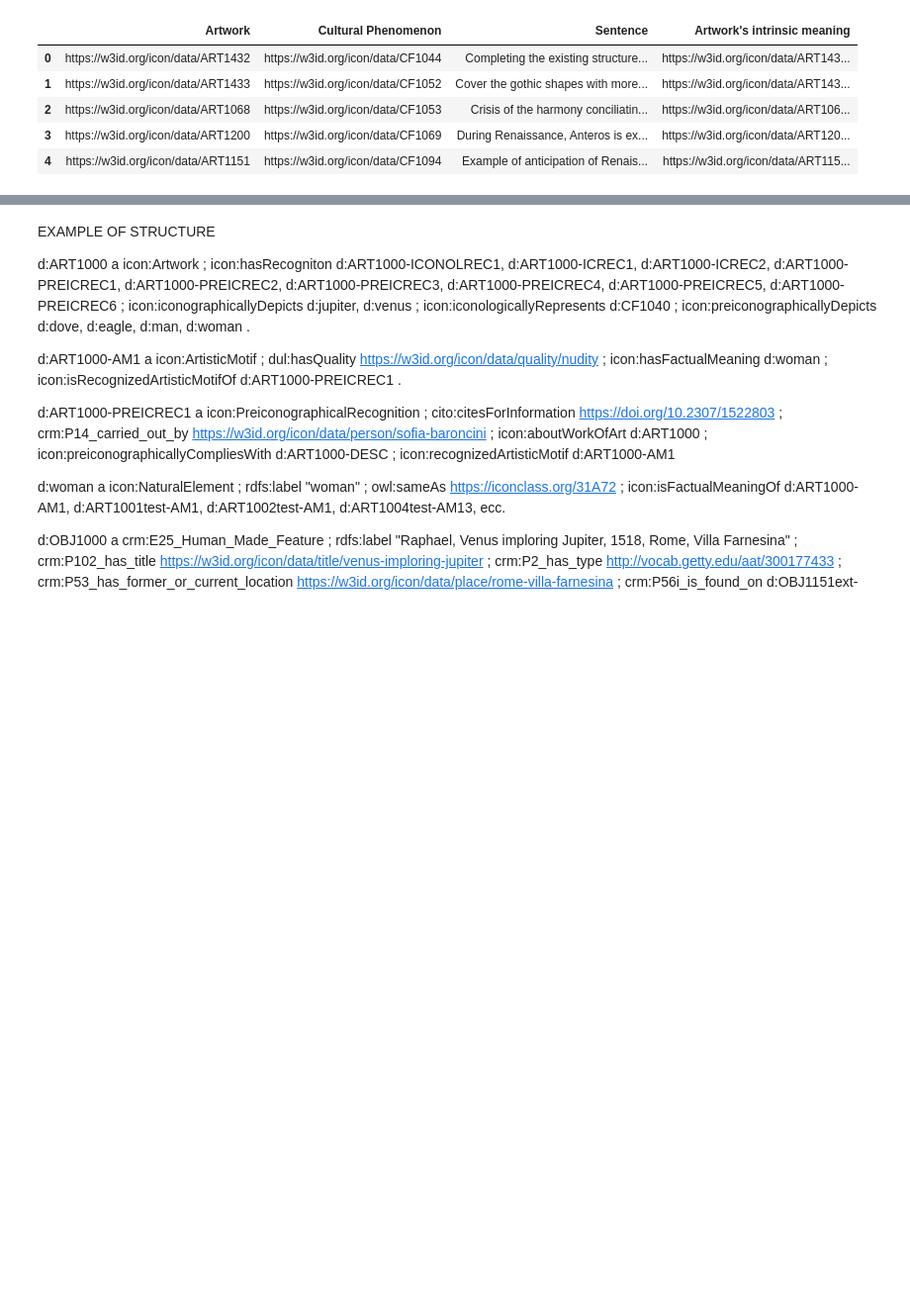
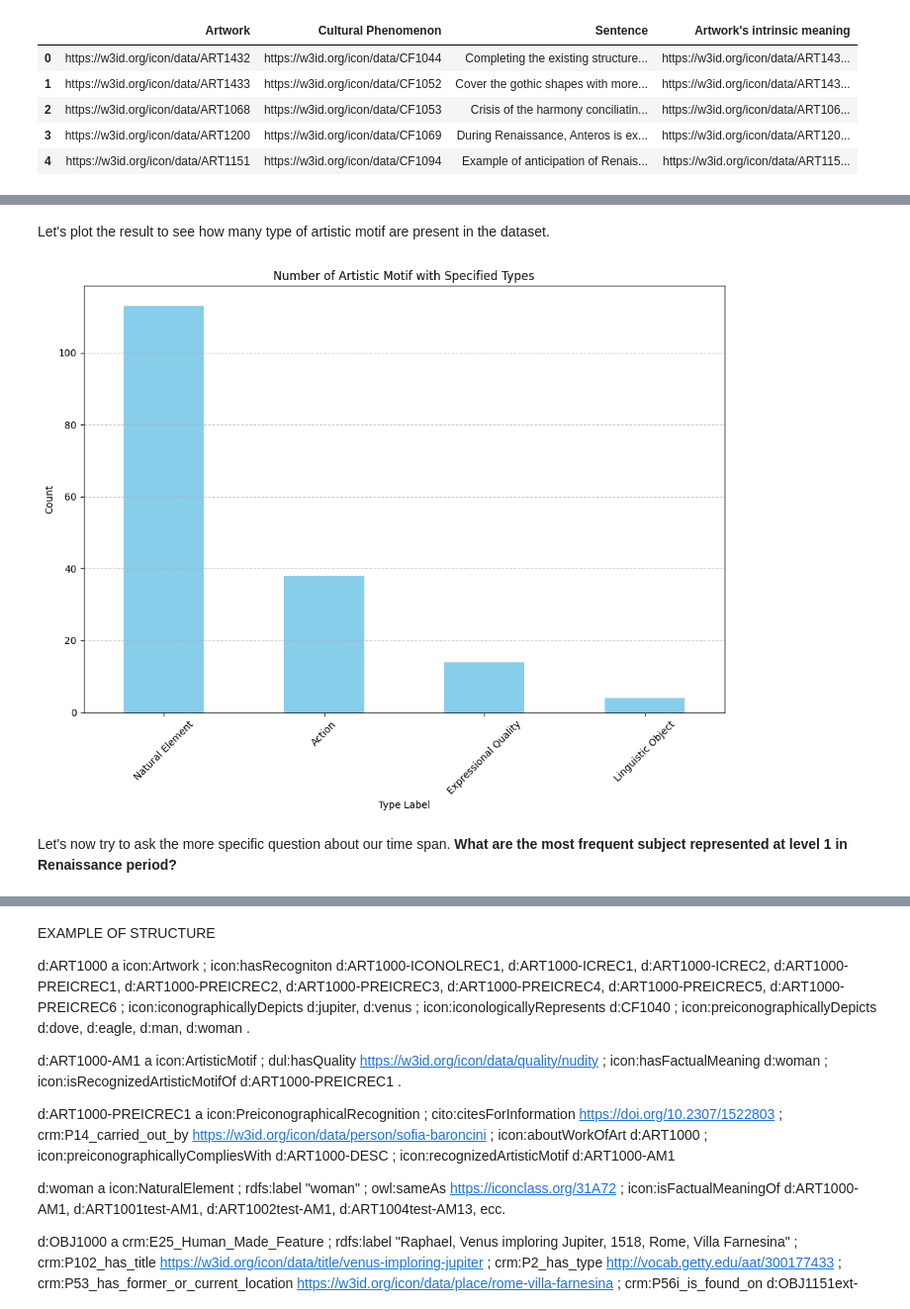
Before and after one commit to sterenz/IconoGraph, a Jupyter notebook: IconoGraph_EDA.ipynb, the cells around one changed output, grey strips where cells are left out. Shown: that part at 99% size. Saved outputs shown, nothing was run; the diff lists cells and outputs as text; code cells hidden in the pictures; blank space fills up the shorter version.

```diff
--- a/IconoGraph_EDA.ipynb
+++ b/IconoGraph_EDA.ipynb
@@ -814,0 +573,25 @@ After executing SPARQL query
+# %% [markdown]
+Let's plot the result to see how many type of artistic motif are present in the dataset.
+# %%
+# Count the occurrences of each type_label
+type_counts = df['type_label'].value_counts()
+
+# Plotting the bar chart
+plt.figure(figsize=(10, 8))
+type_counts.plot(kind='bar', color='skyblue')
+
+# Add background grid
+plt.grid(axis='y', linestyle='--', alpha=0.7)  # Add grid lines on the x-axis
+
+
+plt.xlabel('Type Label')
+plt.ylabel('Count')
+plt.title('Number of Artistic Motif with Specified Types')
+plt.xticks(rotation=45)  # Rotate x-labels for better readability if needed
+plt.tight_layout()
+plt.show()
+# %% [output]
+[figure, added]
+# %% [markdown]
+Let's now try to ask the more specific question about our time span.
+**What are the most frequent subject represented at level 1 in Renaissance period?**
```
Also changed, not shown: parts of 16 cells of this notebook, 1 other file.
